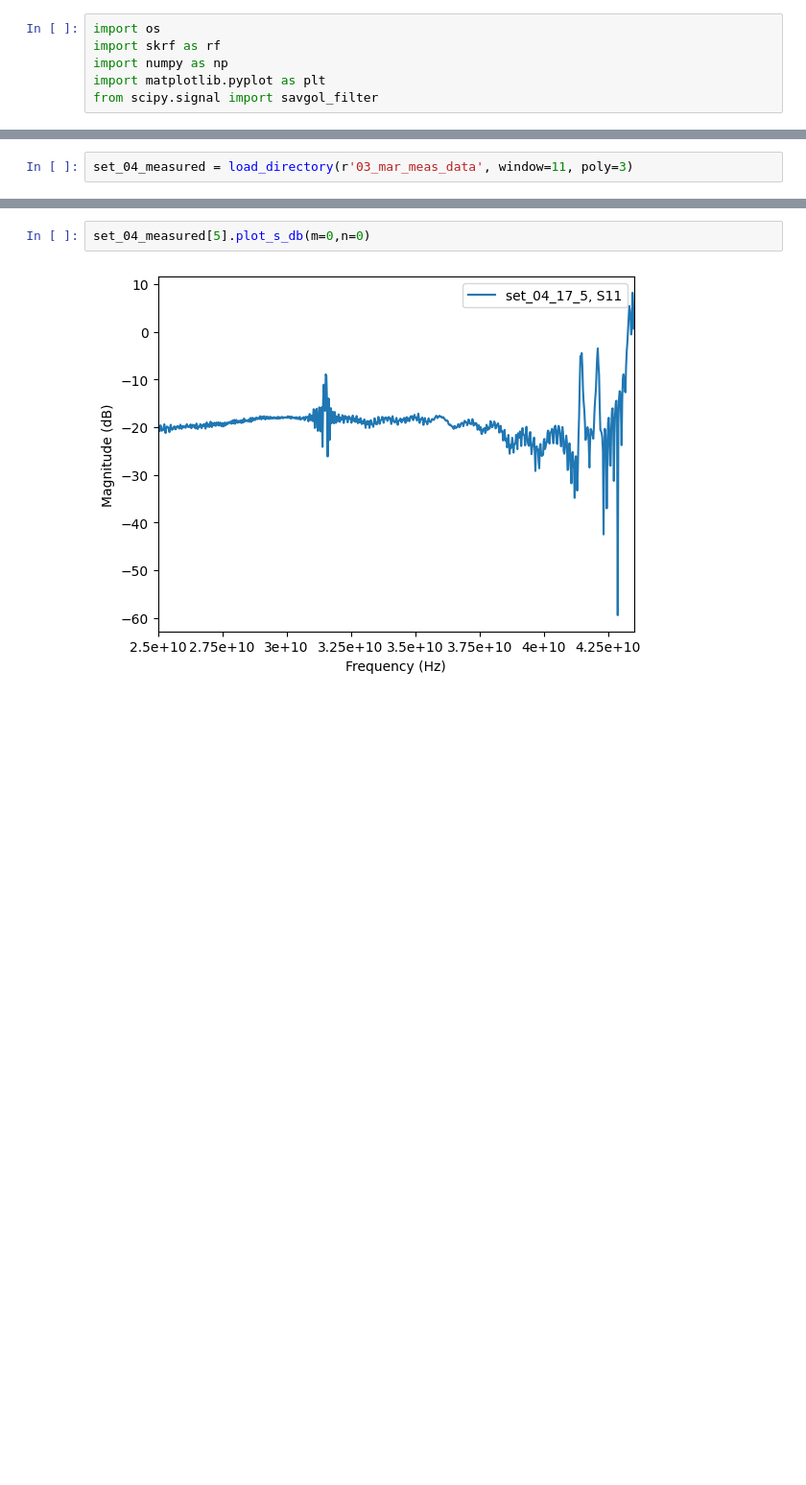
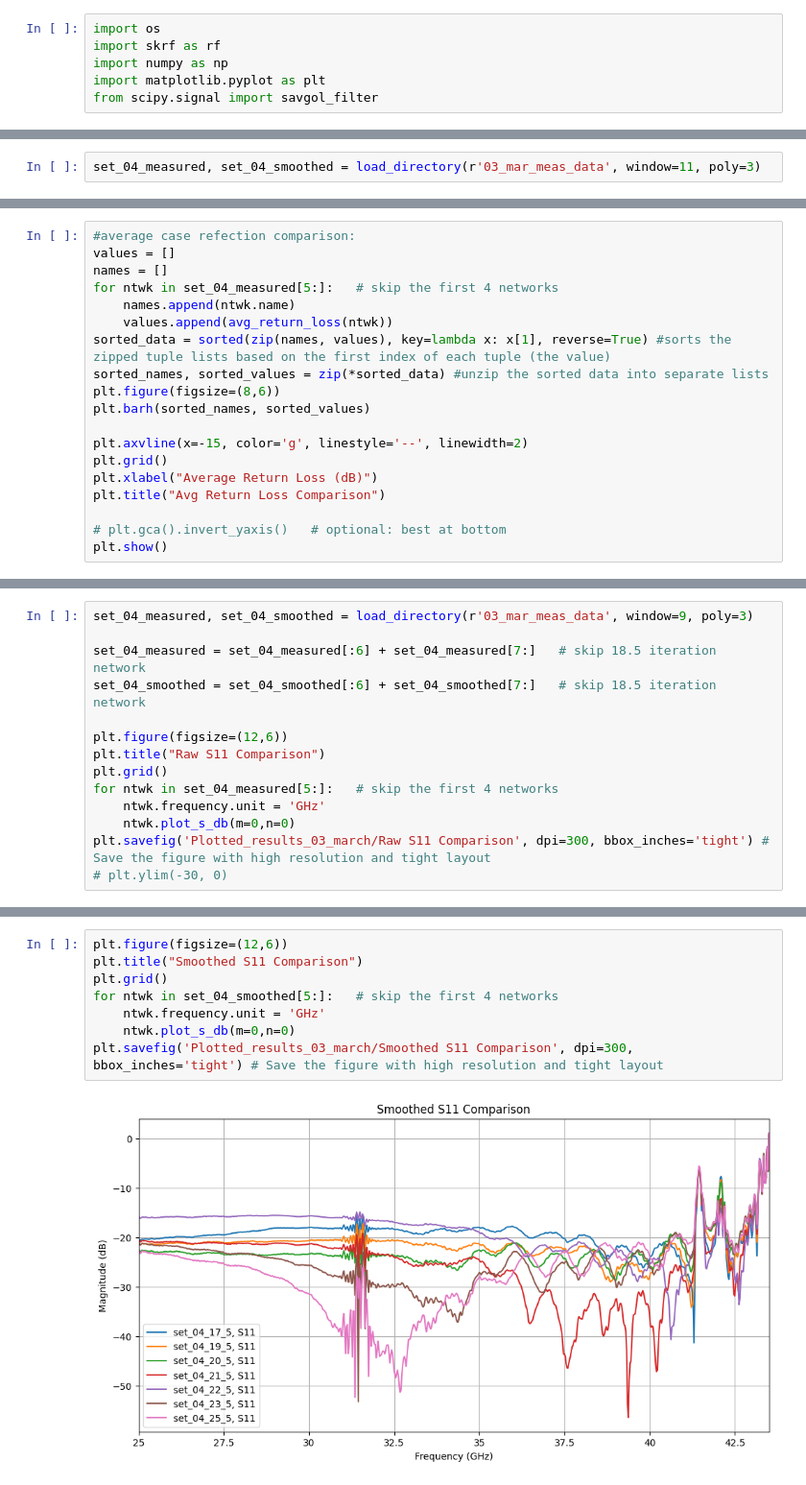
Before and after one commit to hrithik254/HFSS-layouts, a Jupyter notebook: Samples/quarter_wafer_sapphire/meas_data_report_03thmarch.ipynb, the cells around one changed output, grey strips where cells are left out. Shown at 96% size. Drawn from its saved outputs; the diff is of its cells as text; blank space fills up the shorter version.

Commit message:
plotted 3rd march meas

```diff
--- a/Samples/quarter_wafer_sapphire/meas_data_report_03thmarch.ipynb
+++ b/Samples/quarter_wafer_sapphire/meas_data_report_03thmarch.ipynb
@@ -75,3 +86,3 @@ def load_directory(directory_path, window=30, poly=3):
 # %%
-set_04_measured = load_directory(r'03_mar_meas_data', window=11, poly=3)
+set_04_measured, set_04_smoothed = load_directory(r'03_mar_meas_data', window=11, poly=3)
 # %%
@@ -92,0 +109,19 @@ set_04_measured
+# %%
+#average case refection comparison:
+values = []
+names = []
+for ntwk in set_04_measured[5:]:   # skip the first 4 networks
+    names.append(ntwk.name)
+    values.append(avg_return_loss(ntwk))
+sorted_data = sorted(zip(names, values), key=lambda x: x[1], reverse=True) #sorts the zipped tuple lists based on the first index of each tuple (the value)
+sorted_names, sorted_values = zip(*sorted_data) #unzip the sorted data into separate lists
+plt.figure(figsize=(8,6))
+plt.barh(sorted_names, sorted_values)
+
+plt.axvline(x=-15, color='g', linestyle='--', linewidth=2)
+plt.grid()
+plt.xlabel("Average Return Loss (dB)")
+plt.title("Avg Return Loss Comparison")
+
+# plt.gca().invert_yaxis()   # optional: best at bottom
+plt.show()
@@ -92,0 +130,14 @@ set_04_measured
+# %%
+set_04_measured, set_04_smoothed = load_directory(r'03_mar_meas_data', window=9, poly=3)
+
+set_04_measured = set_04_measured[:6] + set_04_measured[7:]   # skip 18.5 iteration network
+set_04_smoothed = set_04_smoothed[:6] + set_04_smoothed[7:]   # skip 18.5 iteration network
+
+plt.figure(figsize=(12,6))
+plt.title("Raw S11 Comparison")
+plt.grid()
+for ntwk in set_04_measured[5:]:   # skip the first 4 networks
+    ntwk.frequency.unit = 'GHz'
+    ntwk.plot_s_db(m=0,n=0)
+plt.savefig('Plotted_results_03_march/Raw S11 Comparison', dpi=300, bbox_inches='tight') # Save the figure with high resolution and tight layout
+# plt.ylim(-30, 0)
@@ -93,5 +146,11 @@ set_04_measured
 # %%
-set_04_measured[5].plot_s_db(m=0,n=0)
+plt.figure(figsize=(12,6))
+plt.title("Smoothed S11 Comparison")
+plt.grid()
+for ntwk in set_04_smoothed[5:]:   # skip the first 4 networks
+    ntwk.frequency.unit = 'GHz'
+    ntwk.plot_s_db(m=0,n=0)
+plt.savefig('Plotted_results_03_march/Smoothed S11 Comparison', dpi=300, bbox_inches='tight') # Save the figure with high resolution and tight layout
 # %% [output]
-[figure, old version]
+[figure, new version]
 # %%
```
Also changed, not shown: parts of 7 cells of this notebook, 40 other files.
